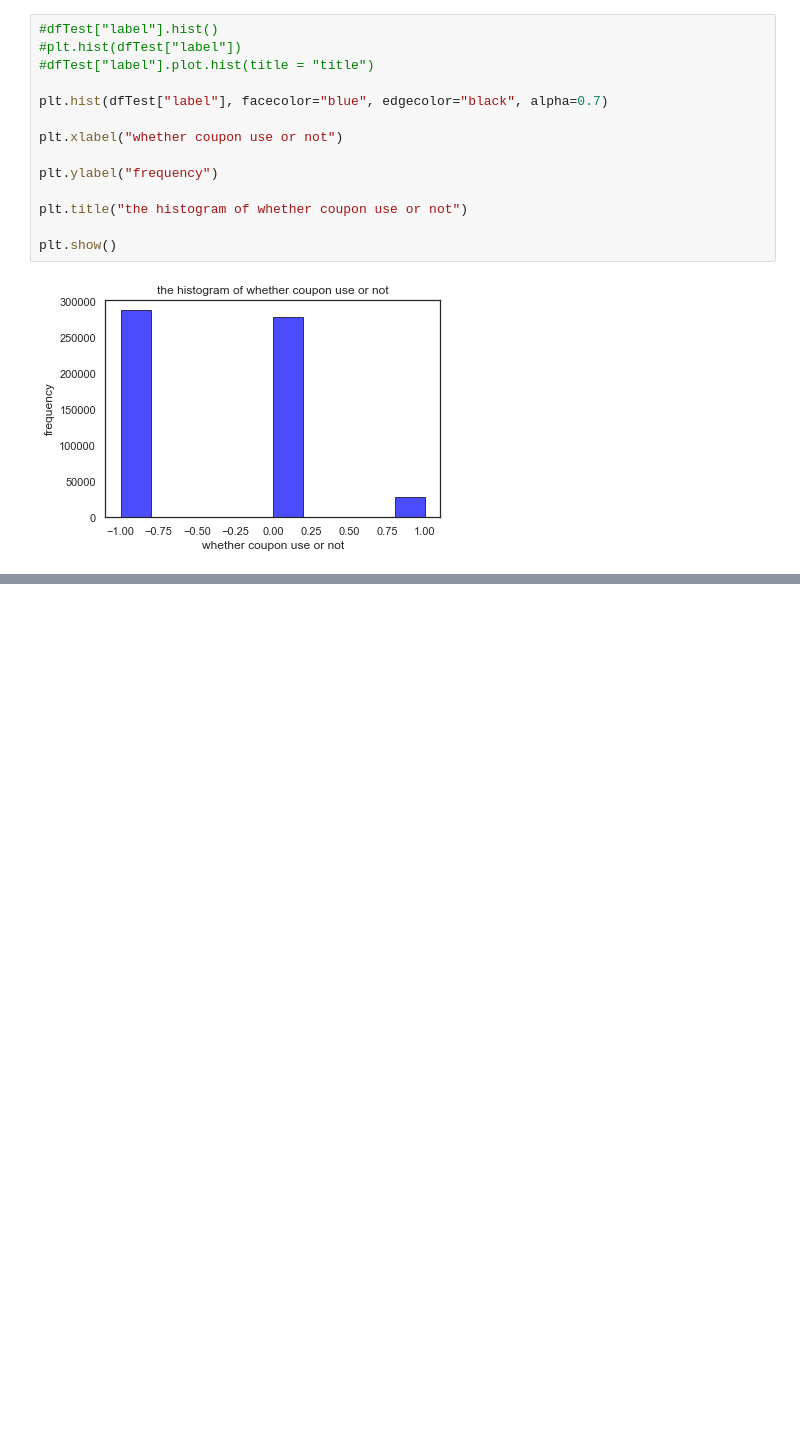
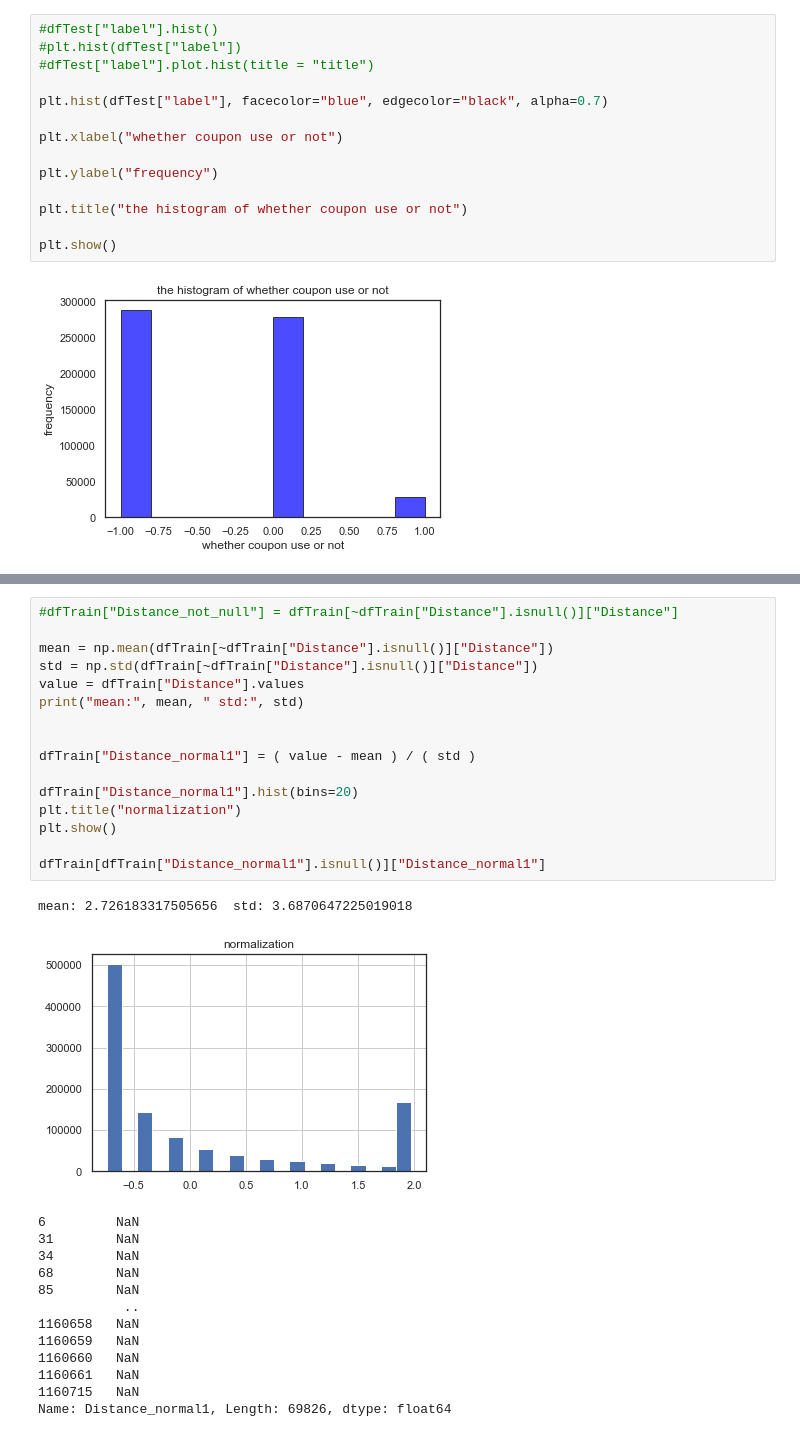
Before and after one commit to GeeKoders/2nd-ML100Days, a Jupyter notebook: homework/mid-term exam.ipynb, the cells around one changed output, grey strips where cells are left out. Cells and saved outputs as stored; diff of their text form; blank space fills up the shorter version.

```diff
--- a/homework/mid-term exam.ipynb
+++ b/homework/mid-term exam.ipynb
@@ -175,0 +184,31 @@ plt.show()
+# %%
+#dfTrain["Distance_not_null"] = dfTrain[~dfTrain["Distance"].isnull()]["Distance"]
+
+mean = np.mean(dfTrain[~dfTrain["Distance"].isnull()]["Distance"])
+std = np.std(dfTrain[~dfTrain["Distance"].isnull()]["Distance"])
+value = dfTrain["Distance"].values
+print("mean:", mean, " std:", std)
+
+
+dfTrain["Distance_normal1"] = ( value - mean ) / ( std )
+
+dfTrain["Distance_normal1"].hist(bins=20)
+plt.title("normalization")
+plt.show()
+
+dfTrain[dfTrain["Distance_normal1"].isnull()]["Distance_normal1"]
+# %% [output]
+mean: 2.726183317505656  std: 3.6870647225019018
+[figure, added]
+6         NaN
+31        NaN
+34        NaN
+68        NaN
+85        NaN
+           ..
+1160658   NaN
+1160659   NaN
+1160660   NaN
+1160661   NaN
+1160715   NaN
+Name: Distance_normal1, Length: 69826, dtype: float64
```
Also changed, not shown: parts of 2 cells of this notebook.
